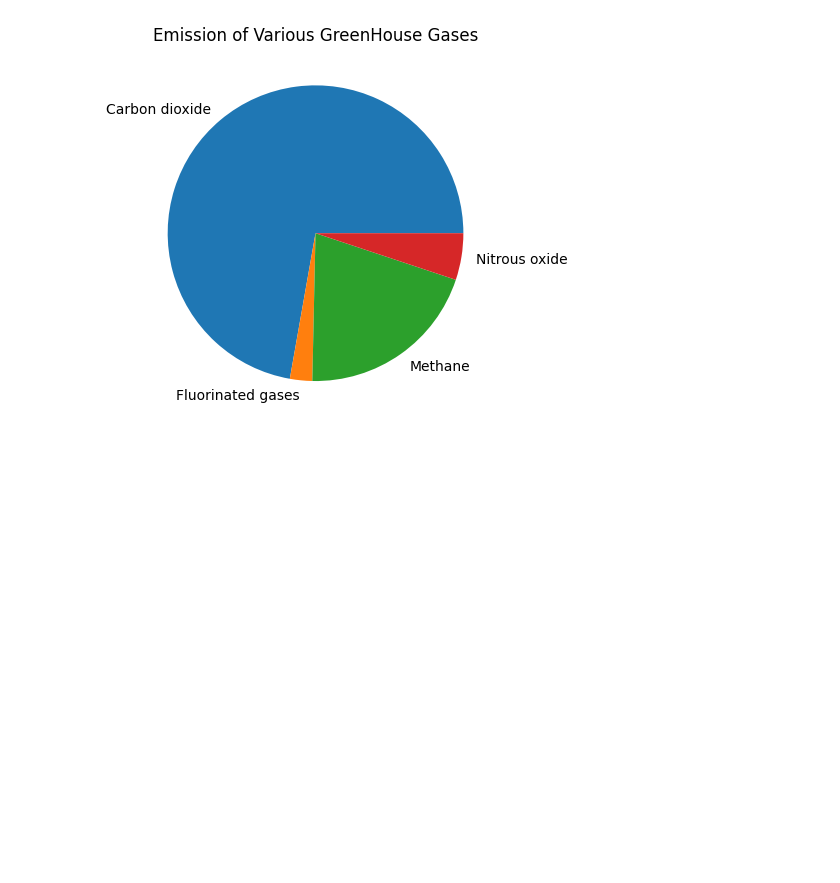
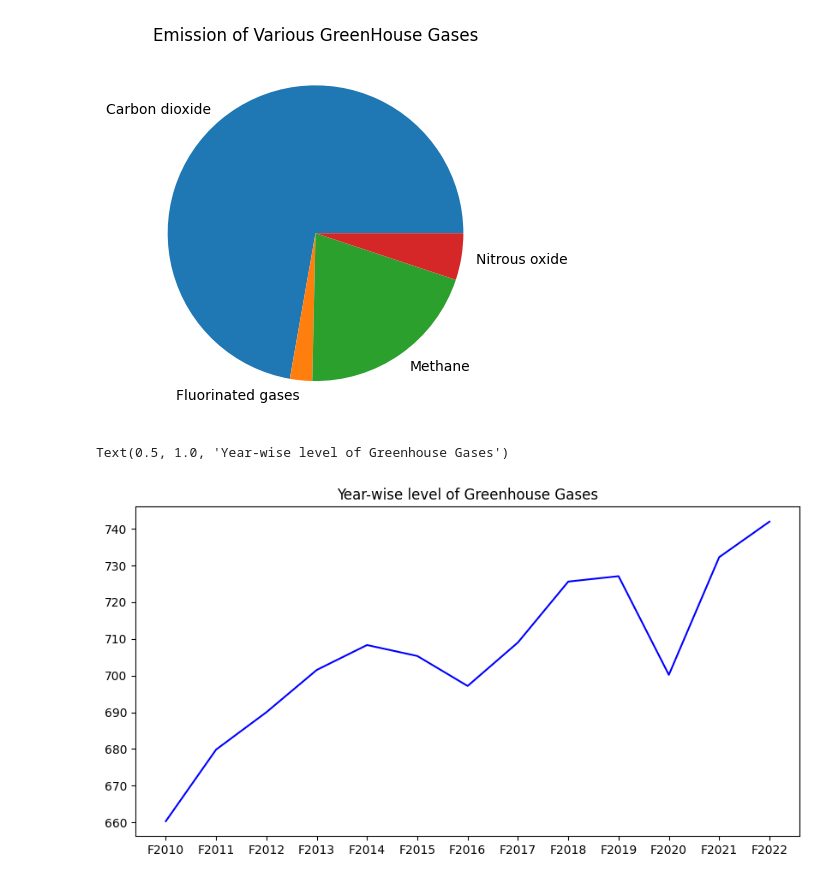
Before and after one commit to Sreemontidb/Project-1, a Jupyter notebook: global-warming.ipynb, the cells around one changed output. Drawn from its saved outputs; the diff is of its cells as text; code cells hidden in the pictures; blank space fills up the shorter version.

```diff
--- a/global-warming.ipynb
+++ b/global-warming.ipynb
@@ -370,6 +376,7 @@ Text(0.5, 1.0, 'Sources Of Greenhouse Gas Emission')
 # %%
 #Average emmision df from 2010-2022
 cols=['F2010','F2011','F2012','F2013','F2014','F2015','F2016','F2017','F2018','F2019','F2020','F2021','F2022']
+avg_emm_df_og=ghg_df.groupby(['Gas_Type'])[cols].mean()
 avg_emm_df=ghg_df.groupby(['Gas_Type'])[cols].mean()
 avg_emm_df["Avg_Emission"]=avg_emm_df[cols].mean(axis=1)
 avg_emm_clean=avg_emm_df.drop(avg_emm_df[avg_emm_df.index=='Greenhouse gas'].index)
@@ -400,3 +398,14 @@ plt.title("Emission of Various GreenHouse Gases")
 plt.show()
 # %% [output]
 [figure]
+# %%
+#Year-wise level of all Greenhouse Gases
+years=['F2010','F2011','F2012','F2013','F2014','F2015','F2016','F2017','F2018','F2019','F2020','F2021','F2022']
+row=avg_emm_df_og[avg_emm_df_og.index=='Greenhouse gas'].iloc[0]
+row_list=row.tolist()
+plt.figure(figsize=(10,5))
+plt.plot(years,row_list, color="blue")
+plt.title("Year-wise level of Greenhouse Gases")
+# %% [output]
+Text(0.5, 1.0, 'Year-wise level of Greenhouse Gases')
+[figure, added]
```
Also changed, not shown: parts of 5 cells of this notebook.
